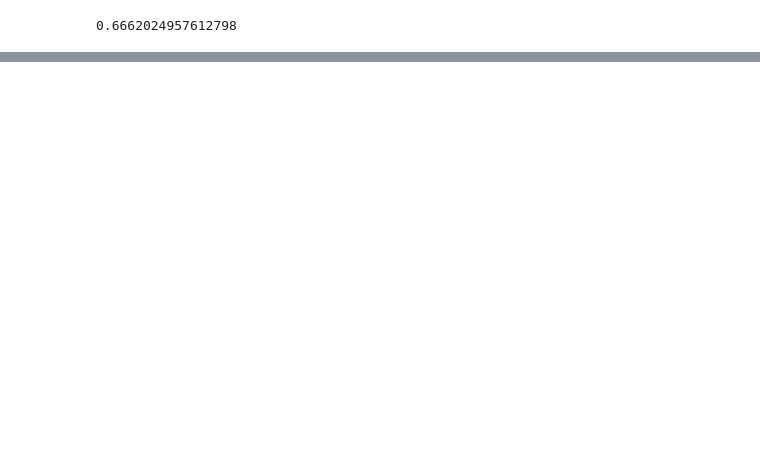
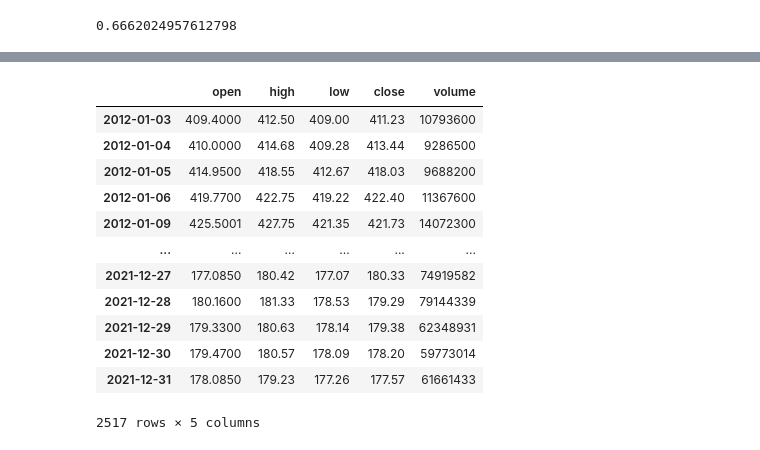
Before and after one commit to BitcoinInvestAnalysis/Capstone, a Jupyter notebook: formula_try_out.ipynb, the cells around one changed output, grey strips where cells are left out. Drawn from its saved outputs; the diff is of its cells as text; code cells hidden in the pictures; blank space fills up the shorter version.

```diff
--- a/formula_try_out.ipynb
+++ b/formula_try_out.ipynb
@@ -271,0 +291,16 @@ KeyboardInterrupt:
+# %%
+df_aapl
+# %% [output]
+|  | open | high | low | close | volume |
+| 2012-01-03 | 409.4000 | 412.50 | 409.00 | 411.23 | 10793600 |
+| 2012-01-04 | 410.0000 | 414.68 | 409.28 | 413.44 | 9286500 |
+| 2012-01-05 | 414.9500 | 418.55 | 412.67 | 418.03 | 9688200 |
+| 2012-01-06 | 419.7700 | 422.75 | 419.22 | 422.40 | 11367600 |
+| 2012-01-09 | 425.5001 | 427.75 | 421.35 | 421.73 | 14072300 |
+| ... | ... | ... | ... | ... | ... |
+| 2021-12-27 | 177.0850 | 180.42 | 177.07 | 180.33 | 74919582 |
+| 2021-12-28 | 180.1600 | 181.33 | 178.53 | 179.29 | 79144339 |
+| 2021-12-29 | 179.3300 | 180.63 | 178.14 | 179.38 | 62348931 |
+| 2021-12-30 | 179.4700 | 180.57 | 178.09 | 178.20 | 59773014 |
+| 2021-12-31 | 178.0850 | 179.23 | 177.26 | 177.57 | 61661433 |
+2517 rows × 5 columns
```
Also changed, not shown: parts of 11 cells of this notebook, 2 other files.
